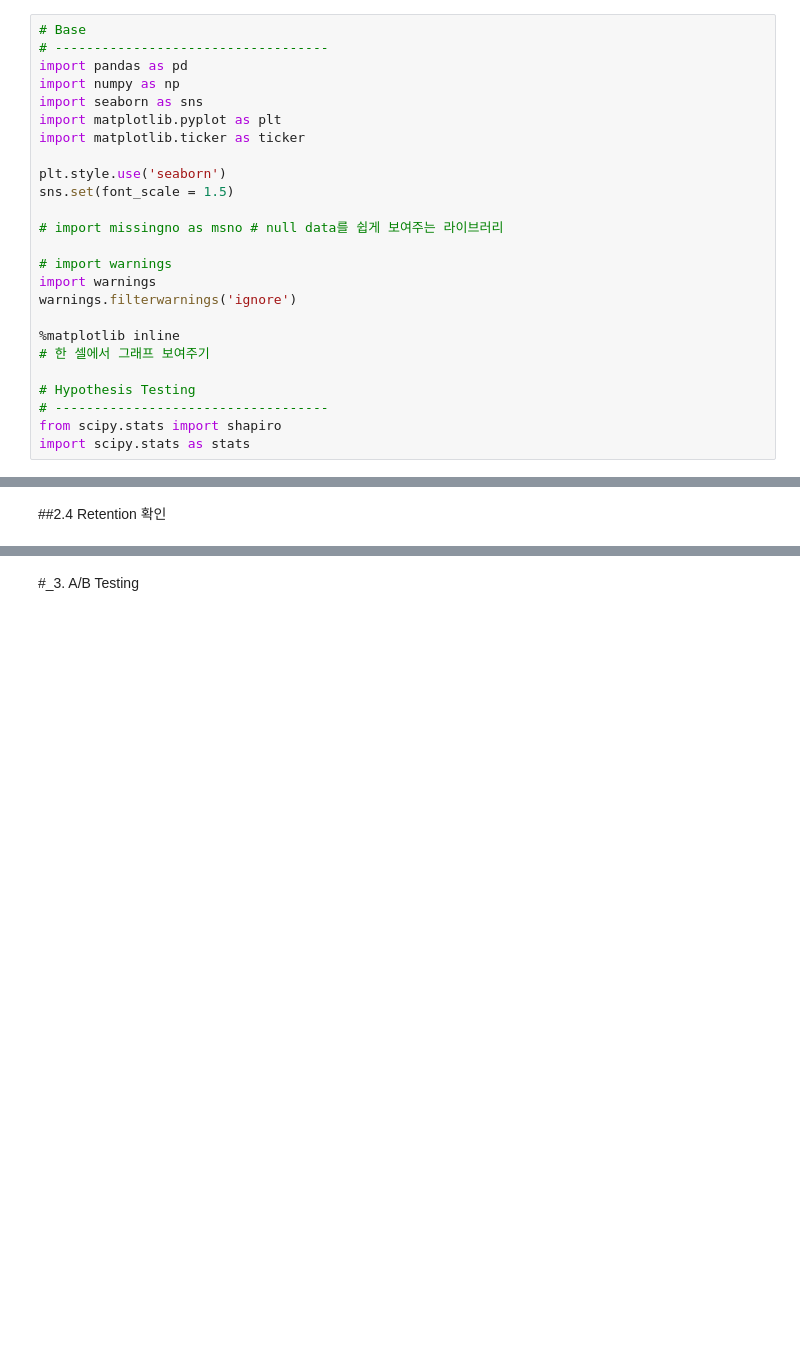
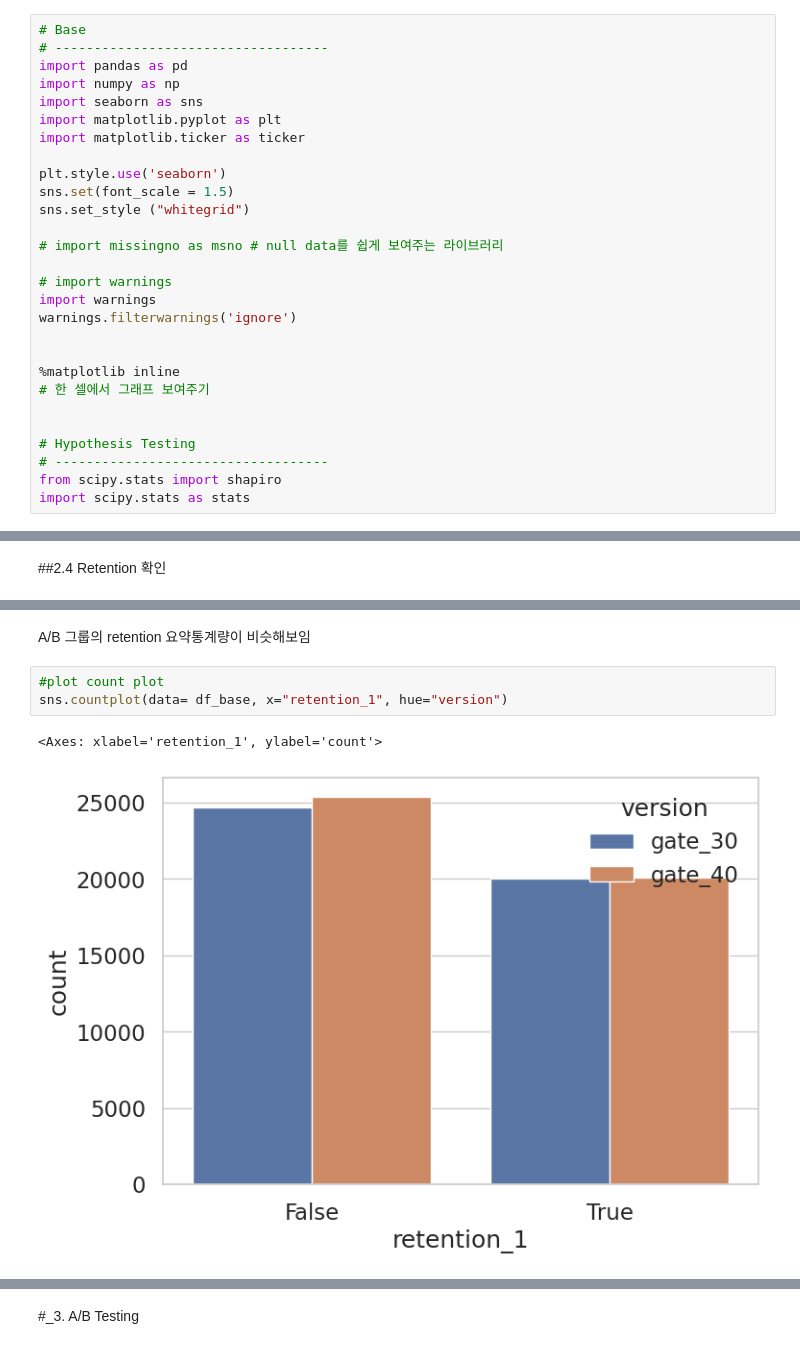
Before and after one commit to Nayoung-young/prj-game-abtesting, a Jupyter notebook: cookie_cats_abtesting.ipynb, the cells around one changed output, grey strips where cells are left out. Drawn from its saved outputs; the diff is of its cells as text; blank space fills up the shorter version.

Commit message:
Version 2.1.2 (2023-06-09)
## Added
- Retention EDA

## In Progress
- Hypothesis Testing in terms of retention

```diff
--- a/cookie_cats_abtesting.ipynb
+++ b/cookie_cats_abtesting.ipynb
@@ -11,6 +11,7 @@ import matplotlib.ticker as ticker
 
 plt.style.use('seaborn')
 sns.set(font_scale = 1.5)
+sns.set_style ("whitegrid")
 
 # import missingno as msno # null data를 쉽게 보여주는 라이브러리
 
@@ -18,8 +19,10 @@ sns.set(font_scale = 1.5)
 import warnings
 warnings.filterwarnings('ignore')
 
+
 %matplotlib inline
 # 한 셀에서 그래프 보여주기
+
 
 # Hypothesis Testing
 # -----------------------------------
@@ -358,0 +390,8 @@ plt.tight_layout(pad=3);
+# %% [markdown]
+A/B 그룹의 retention 요약통계량이 비슷해보임
+# %%
+#plot count plot
+sns.countplot(data= df_base, x="retention_1", hue="version")
+# %% [output]
+<Axes: xlabel='retention_1', ylabel='count'>
+[figure, added]
```
Also changed, not shown: parts of 12 cells of this notebook.
